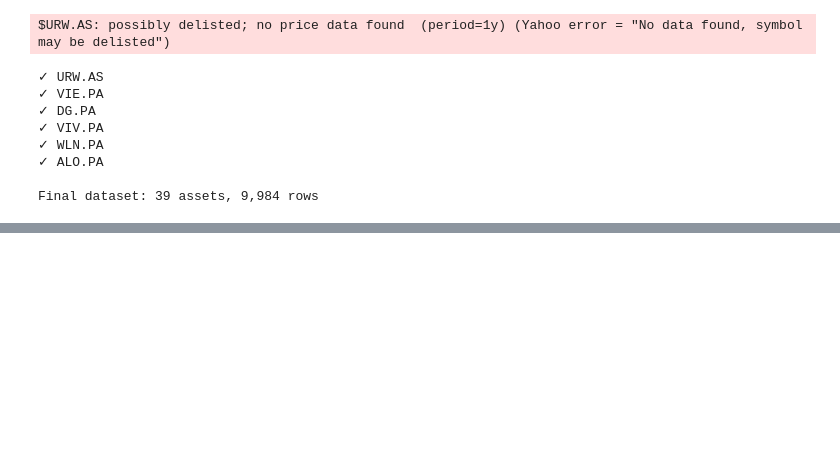
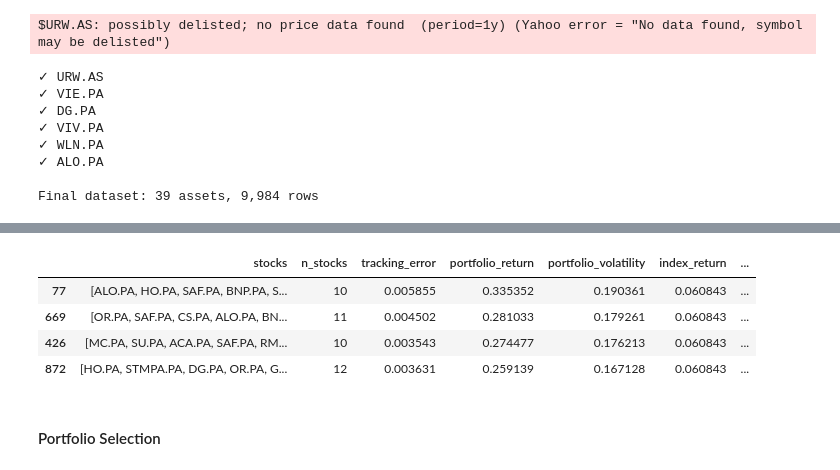
Before and after one commit to Tnguyen44/optimization_index_tracking, a Jupyter notebook: notebooks/optimization_model.ipynb, the cells around one changed output, grey strips where cells are left out. Cells and saved outputs as stored; diff of their text form; code cells hidden in the pictures; blank space fills up the shorter version.

```diff
--- a/notebooks/optimization_model.ipynb
+++ b/notebooks/optimization_model.ipynb
@@ -124,0 +778,23 @@ def sparse_portfolio_selection(data: pd.DataFrame):
+# %%
+stocks_df, index_df = separate_stocks_and_index(cac40_df, index_name='CAC40')
+
+# 3. Filter eligible stocks (positive correlation + positive avg return)
+eligible_stocks = filter_eligible_stocks(stocks_df, index_df)
+
+# 4. Run optimization
+results_df = run_optimization(
+    eligible_stocks=eligible_stocks,
+    stocks_df=stocks_df,
+    index_df=index_df,
+    min_assets=10,      # Minimum number of stocks in tracker
+    max_assets=30,     # Maximum number of stocks in tracker
+    n_iterations=1500, # Number of random portfolios to test
+    random_seed=42     # For reproducibility (optional)
+)
+
+# 5. Get best portfolios
+best_portfolios = get_best_portfolios(results_df, top_n=10)
+
+# 6. Display specific portfolio details (e.g., the one with lowest tracking error)
+best_idx = results_df['tracking_error'].idxmin()
+print_portfolio_details(results_df, portfolio_idx=best_idx)
@@ -124,0 +839,10 @@ def sparse_portfolio_selection(data: pd.DataFrame):
+# %%
+results_df.sort_values(['sharpe_ratio'], ascending= False).head(4)
+# %% [output]
+|  | stocks | n_stocks | tracking_error | portfolio_return | portfolio_volatility | index_return | ... |
+| 77 | [ALO.PA, HO.PA, SAF.PA, BNP.PA, S... | 10 | 0.005855 | 0.335352 | 0.190361 | 0.060843 | ... |
+| 669 | [OR.PA, SAF.PA, CS.PA, ALO.PA, BN... | 11 | 0.004502 | 0.281033 | 0.179261 | 0.060843 | ... |
+| 426 | [MC.PA, SU.PA, ACA.PA, SAF.PA, RM... | 10 | 0.003543 | 0.274477 | 0.176213 | 0.060843 | ... |
+| 872 | [HO.PA, STMPA.PA, DG.PA, OR.PA, G... | 12 | 0.003631 | 0.259139 | 0.167128 | 0.060843 | ... |
+# %% [markdown]
+#### Portfolio Selection
```
Also changed, not shown: parts of 20 cells of this notebook, 2 other files.
